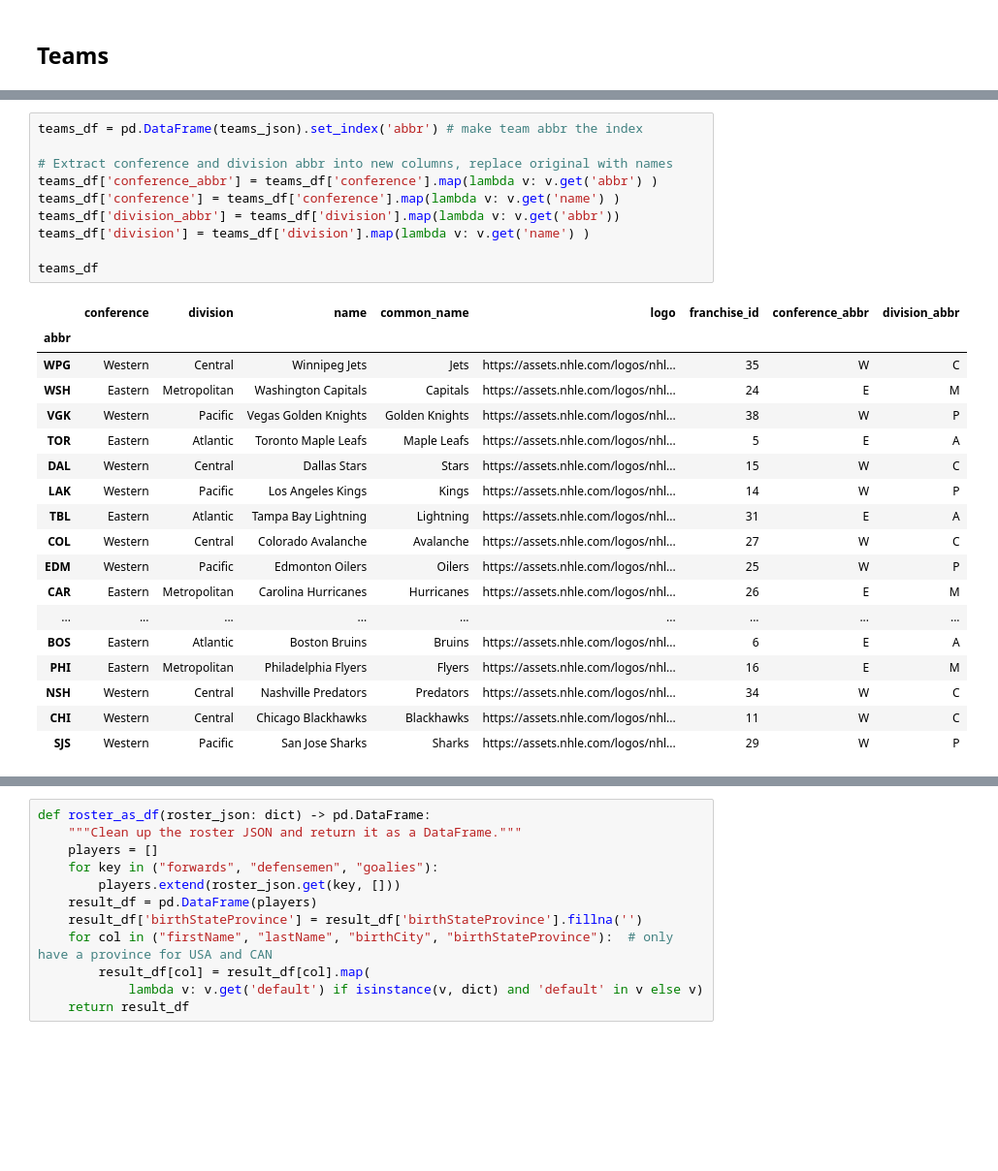
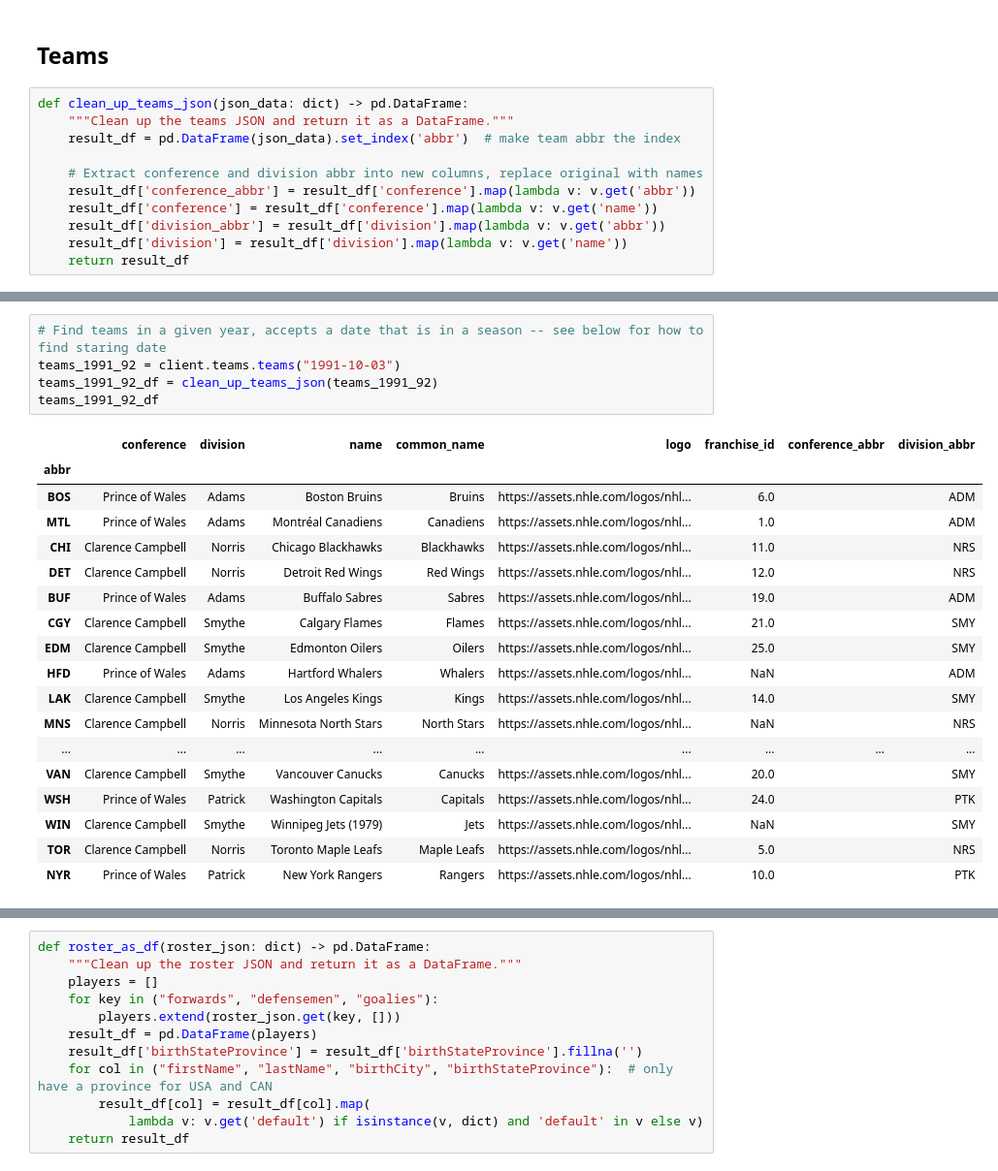
Before and after one commit to sports-so-hard/nhl-api-explorer, a Jupyter notebook: nhl-api.ipynb, the cells around one changed output, grey strips where cells are left out. Shown at 97% size. Drawn from its saved outputs; the diff is of its cells as text; blank space fills up the shorter version.

Commit message:
add examples to get list of seasons and teams per season

```diff
--- a/nhl-api.ipynb
+++ b/nhl-api.ipynb
@@ -9,4 +9,15 @@ from nhlpy import NHLClient
 client = NHLClient()
 # %% [markdown]
 ## Teams
+# %%
+def clean_up_teams_json(json_data: dict) -> pd.DataFrame:
+    """Clean up the teams JSON and return it as a DataFrame."""
+    result_df = pd.DataFrame(json_data).set_index('abbr')  # make team abbr the index
+
+    # Extract conference and division abbr into new columns, replace original with names
+    result_df['conference_abbr'] = result_df['conference'].map(lambda v: v.get('abbr'))
+    result_df['conference'] = result_df['conference'].map(lambda v: v.get('name'))
+    result_df['division_abbr'] = result_df['division'].map(lambda v: v.get('abbr'))
+    result_df['division'] = result_df['division'].map(lambda v: v.get('name'))
+    return result_df
 # %%
@@ -15,29 +47,24 @@ teams_json = client.teams.teams()
-# %%
-teams_df = pd.DataFrame(teams_json).set_index('abbr') # make team abbr the index
-
-# Extract conference and division abbr into new columns, replace original with names
-teams_df['conference_abbr'] = teams_df['conference'].map(lambda v: v.get('abbr') )
-teams_df['conference'] = teams_df['conference'].map(lambda v: v.get('name') )
-teams_df['division_abbr'] = teams_df['division'].map(lambda v: v.get('abbr'))
-teams_df['division'] = teams_df['division'].map(lambda v: v.get('name') )
-
-teams_df
-# %% [output]
-|  | conference | division | name | common_name | logo | franchise_id | conference_abbr | division_abbr |
-| abbr |  |  |  |  |  |  |  |  |
-| WPG | Western | Central | Winnipeg Jets | Jets | https://assets.nhle.com/logos/nhl... | 35 | W | C |
-| WSH | Eastern | Metropolitan | Washington Capitals | Capitals | https://assets.nhle.com/logos/nhl... | 24 | E | M |
-| VGK | Western | Pacific | Vegas Golden Knights | Golden Knights | https://assets.nhle.com/logos/nhl... | 38 | W | P |
-| TOR | Eastern | Atlantic | Toronto Maple Leafs | Maple Leafs | https://assets.nhle.com/logos/nhl... | 5 | E | A |
-| DAL | Western | Central | Dallas Stars | Stars | https://assets.nhle.com/logos/nhl... | 15 | W | C |
-| LAK | Western | Pacific | Los Angeles Kings | Kings | https://assets.nhle.com/logos/nhl... | 14 | W | P |
-| TBL | Eastern | Atlantic | Tampa Bay Lightning | Lightning | https://assets.nhle.com/logos/nhl... | 31 | E | A |
-| COL | Western | Central | Colorado Avalanche | Avalanche | https://assets.nhle.com/logos/nhl... | 27 | W | C |
-| EDM | Western | Pacific | Edmonton Oilers | Oilers | https://assets.nhle.com/logos/nhl... | 25 | W | P |
-| CAR | Eastern | Metropolitan | Carolina Hurricanes | Hurricanes | https://assets.nhle.com/logos/nhl... | 26 | E | M |
-| ... | ... | ... | ... | ... | ... | ... | ... | ... |
-| BOS | Eastern | Atlantic | Boston Bruins | Bruins | https://assets.nhle.com/logos/nhl... | 6 | E | A |
-| PHI | Eastern | Metropolitan | Philadelphia Flyers | Flyers | https://assets.nhle.com/logos/nhl... | 16 | E | M |
-| NSH | Western | Central | Nashville Predators | Predators | https://assets.nhle.com/logos/nhl... | 34 | W | C |
-| CHI | Western | Central | Chicago Blackhawks | Blackhawks | https://assets.nhle.com/logos/nhl... | 11 | W | C |
-| SJS | Western | Pacific | San Jose Sharks | Sharks | https://assets.nhle.com/logos/nhl... | 29 | W | P |
+# %%
+# Find teams in a given year, accepts a date that is in a season -- see below for how to find staring date
+teams_1991_92 = client.teams.teams("1991-10-03")
+teams_1991_92_df = clean_up_teams_json(teams_1991_92)
+teams_1991_92_df
+# %% [output]
+|  | conference | division | name | common_name | logo | franchise_id | conference_abbr | division_abbr |
+| abbr |  |  |  |  |  |  |  |  |
+| BOS | Prince of Wales | Adams | Boston Bruins | Bruins | https://assets.nhle.com/logos/nhl... | 6.0 |  | ADM |
+| MTL | Prince of Wales | Adams | Montréal Canadiens | Canadiens | https://assets.nhle.com/logos/nhl... | 1.0 |  | ADM |
+| CHI | Clarence Campbell | Norris | Chicago Blackhawks | Blackhawks | https://assets.nhle.com/logos/nhl... | 11.0 |  | NRS |
+| DET | Clarence Campbell | Norris | Detroit Red Wings | Red Wings | https://assets.nhle.com/logos/nhl... | 12.0 |  | NRS |
+| BUF | Prince of Wales | Adams | Buffalo Sabres | Sabres | https://assets.nhle.com/logos/nhl... | 19.0 |  | ADM |
+| CGY | Clarence Campbell | Smythe | Calgary Flames | Flames | https://assets.nhle.com/logos/nhl... | 21.0 |  | SMY |
+| EDM | Clarence Campbell | Smythe | Edmonton Oilers | Oilers | https://assets.nhle.com/logos/nhl... | 25.0 |  | SMY |
+| HFD | Prince of Wales | Adams | Hartford Whalers | Whalers | https://assets.nhle.com/logos/nhl... | NaN |  | ADM |
+| LAK | Clarence Campbell | Smythe | Los Angeles Kings | Kings | https://assets.nhle.com/logos/nhl... | 14.0 |  | SMY |
+| MNS | Clarence Campbell | Norris | Minnesota North Stars | North Stars | https://assets.nhle.com/logos/nhl... | NaN |  | NRS |
+| ... | ... | ... | ... | ... | ... | ... | ... | ... |
+| VAN | Clarence Campbell | Smythe | Vancouver Canucks | Canucks | https://assets.nhle.com/logos/nhl... | 20.0 |  | SMY |
+| WSH | Prince of Wales | Patrick | Washington Capitals | Capitals | https://assets.nhle.com/logos/nhl... | 24.0 |  | PTK |
+| WIN | Clarence Campbell | Smythe | Winnipeg Jets (1979) | Jets | https://assets.nhle.com/logos/nhl... | NaN |  | SMY |
+| TOR | Clarence Campbell | Norris | Toronto Maple Leafs | Maple Leafs | https://assets.nhle.com/logos/nhl... | 5.0 |  | NRS |
+| NYR | Prince of Wales | Patrick | New York Rangers | Rangers | https://assets.nhle.com/logos/nhl... | 10.0 |  | PTK |
```
Also changed, not shown: parts of 6 cells of this notebook.
